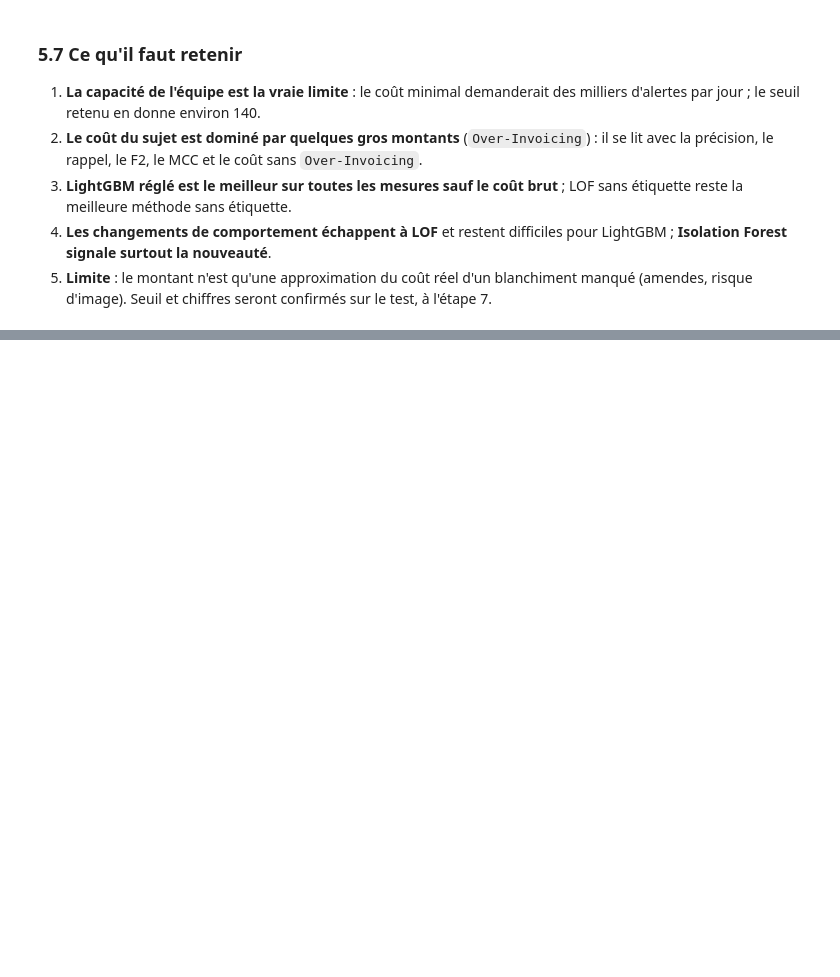
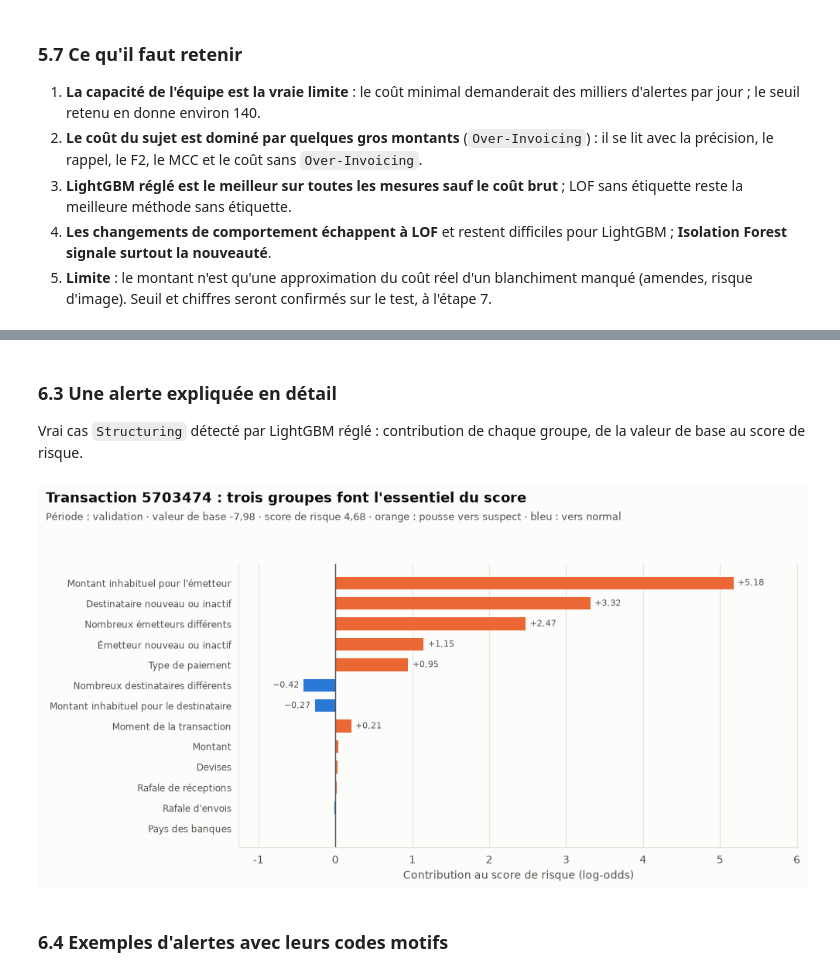
Before and after one commit to aljene307/aml-detection-xai, a Jupyter notebook: notebooks/projet_aml.ipynb, the cells around one changed output, grey strips where cells are left out. Cells and saved outputs as stored; diff of their text form; code cells hidden in the pictures; blank space fills up the shorter version.

```diff
--- a/notebooks/projet_aml.ipynb
+++ b/notebooks/projet_aml.ipynb
@@ -1616,0 +1662,10 @@ note(f"**Hypothèse réfutée pour la PR-AUC** : sans les cas liés aux artefact
+# %%
+par_typologie = explications["lightgbm"]["codes_par_typologie"]
+display(pd.DataFrame({
+    t: {f"Code {i + 1}": f"{codes_motifs[c]['libelle']} ({fr(100 * v, 0)} %)"
+        for i, (c, v) in enumerate(codes.items())}
+    for t, codes in sorted(par_typologie.items())
+}).T)
+note("Les codes sont cohérents avec les typologies : type de paiement pour `Smurfing` et "
+     "`Cash_Withdrawal`, montant inhabituel pour `Over-Invoicing`, nombreux émetteurs différents pour "
+     "`Structuring` et `Fan_In`.")
@@ -1616,0 +1692,46 @@ note(f"**Hypothèse réfutée pour la PR-AUC** : sans les cas liés aux artefact
+# %% [markdown]
+### 6.3 Une alerte expliquée en détail
+
+Vrai cas `Structuring` détecté par LightGBM réglé : contribution de chaque groupe, de la valeur de base
+au score de risque.
+# %%
+import joblib
+
+from aml_xai.config import TRANSACTION_ID
+from aml_xai.explain import group_matrix, lightgbm_contributions
+
+exemple = explications["exemples"]["lightgbm"][0]
+ids_validation = pq.read_table(PARQUET_PATH, columns=[TRANSACTION_ID], filters=[
+    (TIMESTAMP, ">=", bornes_modeles["fin_entrainement"]), (TIMESTAMP, "<", bornes_modeles["fin_validation"])
+]).column(TRANSACTION_ID).to_numpy()
+position = int(np.flatnonzero(ids_validation == exemple["transaction_id"])[0])
+modele_lgbm = joblib.load(PROCESSED_DIR / "modeles_essai" / "lightgbm_regle.joblib")
+ligne = np.asarray(np.load(PROCESSED_DIR / "matrice_validation.npy", mmap_mode="r")[position:position + 1])
+contributions, base = lightgbm_contributions(modele_lgbm, ligne)
+groupes = pd.Series((contributions @ group_matrix(codes_motifs))[0], index=list(codes_motifs))
+groupes = groupes.reindex(groupes.abs().sort_values().index)
+assert abs(base[0] + groupes.sum() - exemple["score_de_risque"]) < 1e-3
+
+fig, ax = plt.subplots(figsize=(10, 5))
+titres(fig, f"Transaction {exemple['transaction_id']} : trois groupes font l'essentiel du score",
+       "validation", f"valeur de base {fr(base[0], 2)} · score de risque {fr(exemple['score_de_risque'], 2)} · "
+       "orange : pousse vers suspect · bleu : vers normal")
+couleurs = [ORANGE if v > 0 else BLEU for v in groupes]
+ax.barh(range(len(groupes)), groupes.to_numpy(), height=0.62, color=couleurs)
+for i, v in enumerate(groupes):
+    if abs(v) >= 0.05:
+        ax.annotate(f"{'+' if v > 0 else '−'}{fr(abs(v), 2)}", (v, i), xytext=(4 if v > 0 else -4, 0),
+                    textcoords="offset points", va="center", ha="left" if v > 0 else "right",
+                    fontsize=8, color=ENCRE_2)
+ax.axvline(0, color=ENCRE_2, linewidth=1)
+ax.set_yticks(range(len(groupes)), [codes_motifs[c]["libelle"] for c in groupes.index], fontsize=8.5)
+ax.grid(axis="y", visible=False)
+ax.margins(x=0.15)
+ax.set_xlabel("Contribution au score de risque (log-odds)")
+ax.xaxis.set_major_formatter(FuncFormatter(lambda v, _: fr(v, 0)))
+fig.tight_layout(rect=(0, 0, 1, 0.88))
+plt.show()
+# %% [output]
+[figure, added]
+# %% [markdown]
+### 6.4 Exemples d'alertes avec leurs codes motifs
```
Also changed, not shown: parts of 9 cells of this notebook.
